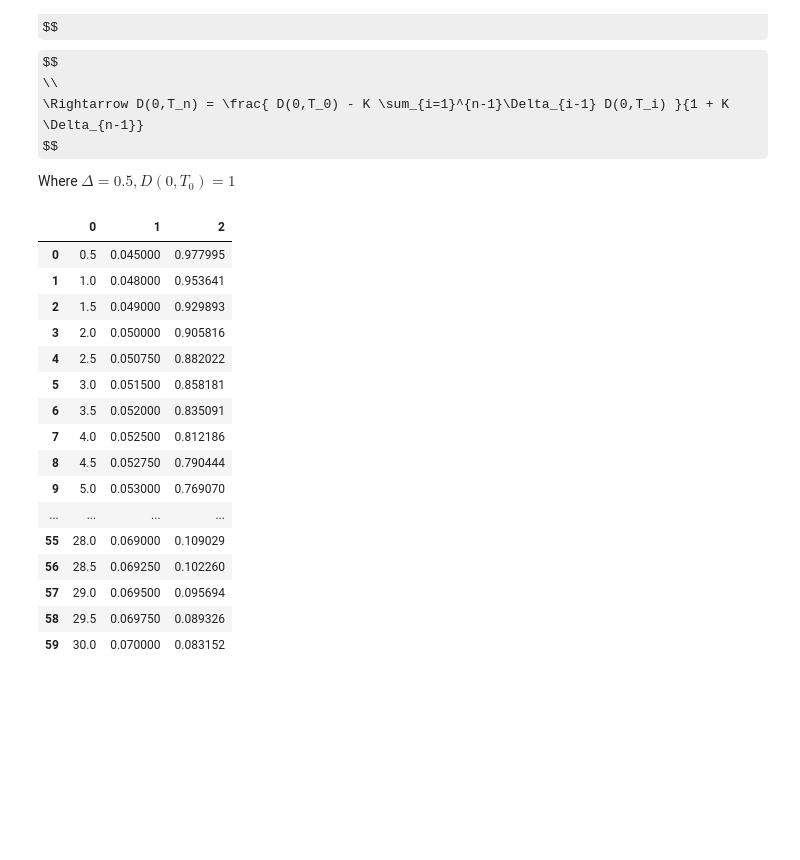
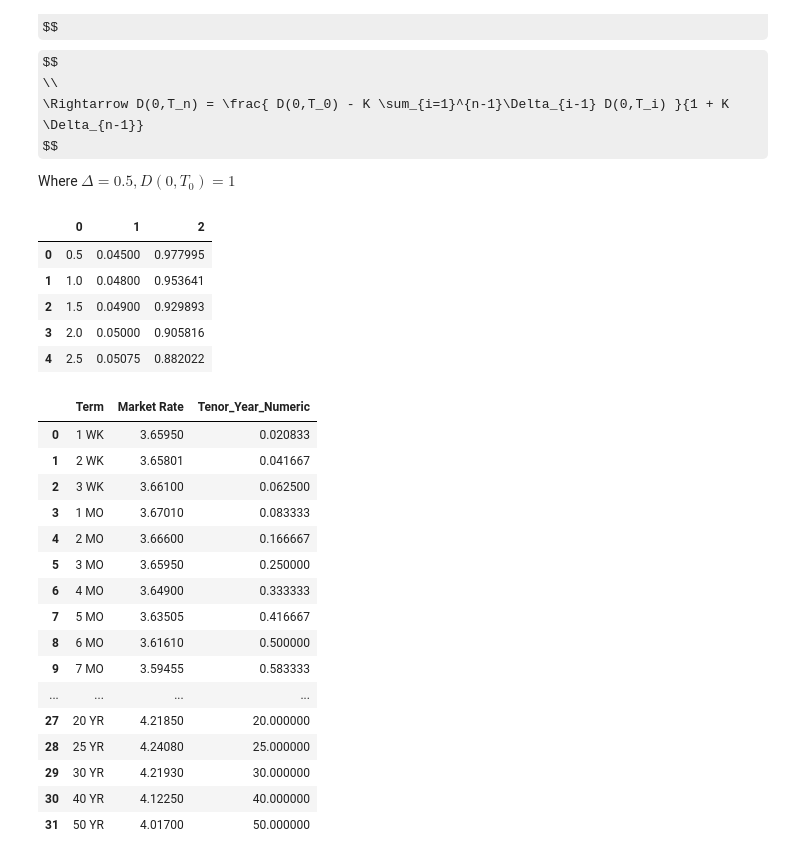
Before and after one commit to Gregtwl/QF605_Assignment, a Jupyter notebook: Answer_Deck.ipynb, the cells around one changed output. Saved outputs shown, nothing was run; the diff lists cells and outputs as text; code cells hidden in the pictures; some formulas as TeX source; blank space fills up the shorter version.

```diff
--- a/Answer_Deck.ipynb
+++ b/Answer_Deck.ipynb
@@ -258,34 +258,43 @@ def calculate_discount_factors(tenor_year, rates, frequency):
 
     # Bootstrap the Curve
 
-    for i, item in enumerate(discount_array[1:]):
-        discount_array[i+1] =\
+    for i in range(1, len(discount_array)):
+        discount_array[i] =\
                             (
-                                    (1 - expanded_rate[i+1]*np.sum(frequency*discount_array[:i+1]))
+                                    (1 - expanded_rate[i]*np.sum(frequency*discount_array[:i]))
                                     /
-                                    (1 + expanded_rate[i+1]*frequency)
+                                    (1 + expanded_rate[i]*frequency)
                             )
         # print(i)
 
 
     return pd.DataFrame([expanded_tenor_year, expanded_rate, discount_array]).T
 # %%
-calculate_discount_factors(df_LIBOR['Tenor_Year_Fraction'], df_LIBOR['Rate'], 0.5)
+calculate_discount_factors(df_LIBOR['Tenor_Year_Fraction'], df_LIBOR['Rate'], 0.5).head()
 # %% [output]
 |  | 0 | 1 | 2 |
-| 0 | 0.5 | 0.045000 | 0.977995 |
-| 1 | 1.0 | 0.048000 | 0.953641 |
-| 2 | 1.5 | 0.049000 | 0.929893 |
-| 3 | 2.0 | 0.050000 | 0.905816 |
-| 4 | 2.5 | 0.050750 | 0.882022 |
-| 5 | 3.0 | 0.051500 | 0.858181 |
-| 6 | 3.5 | 0.052000 | 0.835091 |
-| 7 | 4.0 | 0.052500 | 0.812186 |
-| 8 | 4.5 | 0.052750 | 0.790444 |
-| 9 | 5.0 | 0.053000 | 0.769070 |
-| ... | ... | ... | ... |
-| 55 | 28.0 | 0.069000 | 0.109029 |
-| 56 | 28.5 | 0.069250 | 0.102260 |
-| 57 | 29.0 | 0.069500 | 0.095694 |
-| 58 | 29.5 | 0.069750 | 0.089326 |
-| 59 | 30.0 | 0.070000 | 0.083152 |
+| 0 | 0.5 | 0.04500 | 0.977995 |
+| 1 | 1.0 | 0.04800 | 0.953641 |
+| 2 | 1.5 | 0.04900 | 0.929893 |
+| 3 | 2.0 | 0.05000 | 0.905816 |
+| 4 | 2.5 | 0.05075 | 0.882022 |
+# %%
+df_OIS
+# %% [output]
+|  | Term | Market Rate | Tenor_Year_Numeric |
+| 0 | 1 WK | 3.65950 | 0.020833 |
+| 1 | 2 WK | 3.65801 | 0.041667 |
+| 2 | 3 WK | 3.66100 | 0.062500 |
+| 3 | 1 MO | 3.67010 | 0.083333 |
+| 4 | 2 MO | 3.66600 | 0.166667 |
+| 5 | 3 MO | 3.65950 | 0.250000 |
+| 6 | 4 MO | 3.64900 | 0.333333 |
+| 7 | 5 MO | 3.63505 | 0.416667 |
+| 8 | 6 MO | 3.61610 | 0.500000 |
+| 9 | 7 MO | 3.59455 | 0.583333 |
+| ... | ... | ... | ... |
+| 27 | 20 YR | 4.21850 | 20.000000 |
+| 28 | 25 YR | 4.24080 | 25.000000 |
+| 29 | 30 YR | 4.21930 | 30.000000 |
+| 30 | 40 YR | 4.12250 | 40.000000 |
+| 31 | 50 YR | 4.01700 | 50.000000 |
```
